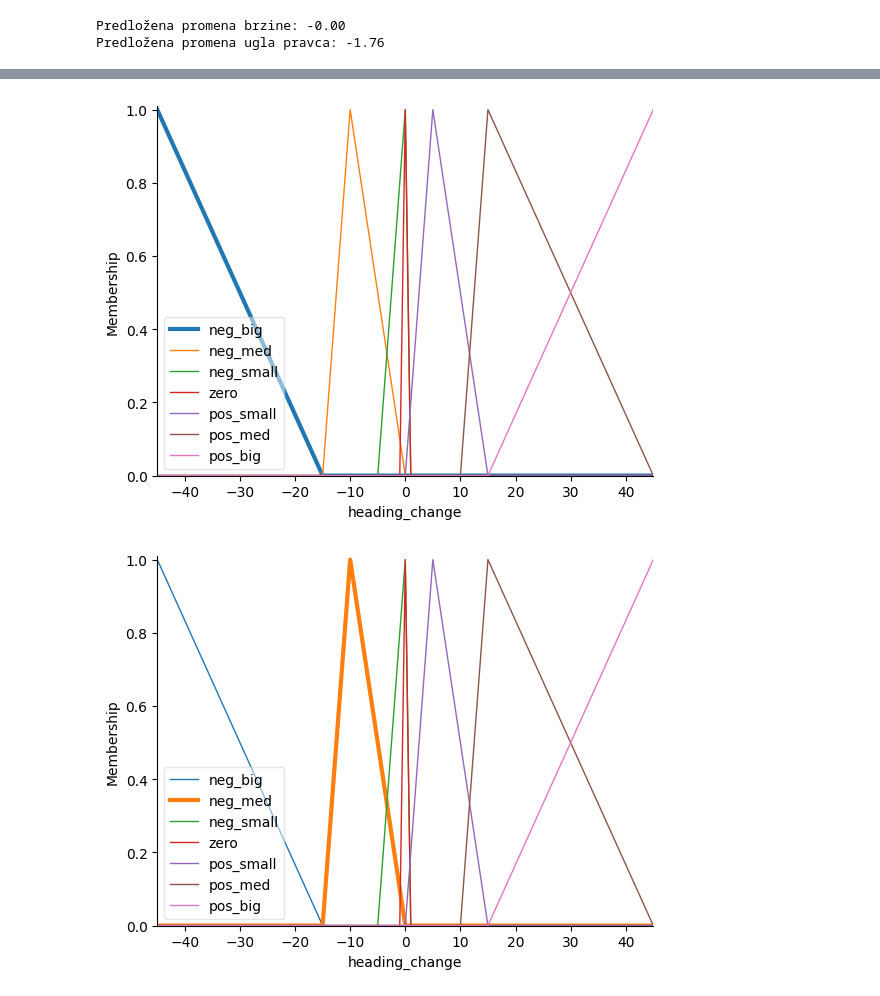
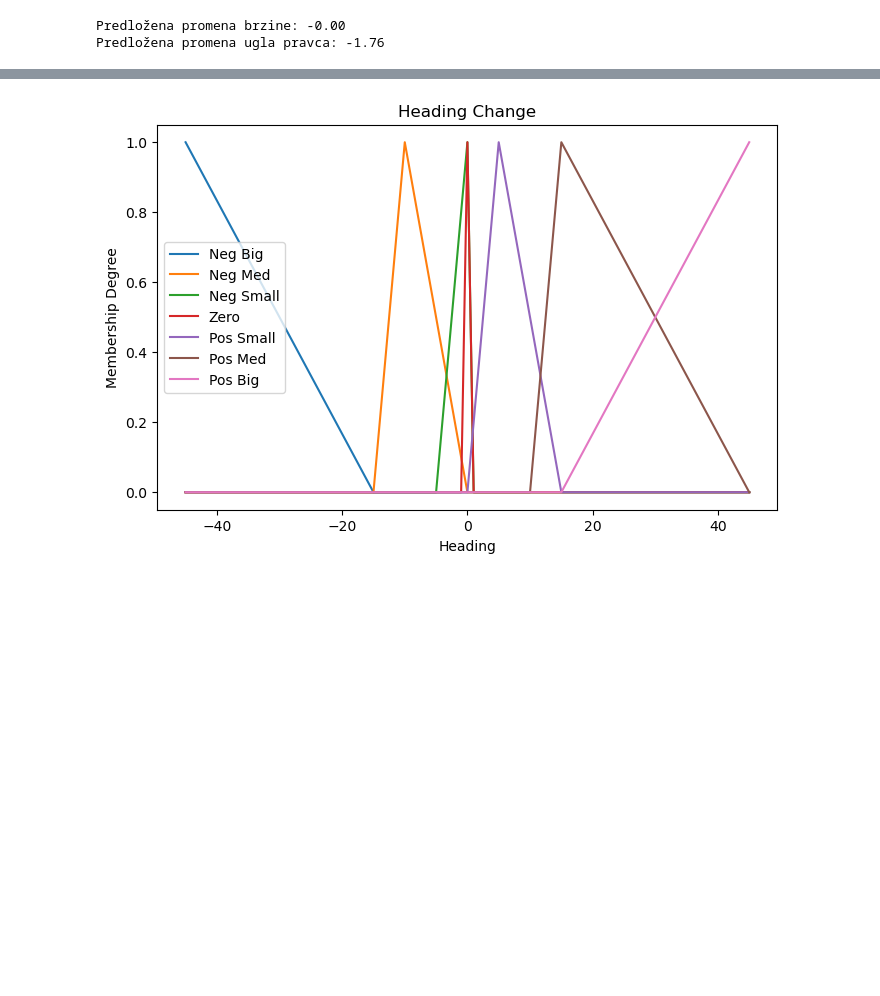
Before and after one commit to milicakuzet/FuzzyLogicUnmannedVehicles, a Jupyter notebook: KretanjeSaPreprekama.ipynb, the cells around one changed output, grey strips where cells are left out. Cells and saved outputs as stored; diff of their text form; code cells hidden in the pictures; blank space fills up the shorter version.

```diff
--- a/KretanjeSaPreprekama.ipynb
+++ b/KretanjeSaPreprekama.ipynb
@@ -145,16 +149,18 @@ plt.show()
 # %%
-# Heading Change
-heading_change['neg_big'].view(ax=axs[3])
-heading_change['neg_med'].view(ax=axs[3])
-heading_change['neg_small'].view(ax=axs[3])
-heading_change['zero'].view(ax=axs[3])
-heading_change['pos_small'].view(ax=axs[3])
-heading_change['pos_med'].view(ax=axs[3])
-heading_change['pos_big'].view(ax=axs[3])
-axs[3].set_title('Heading Change')
+plt.figure(figsize=(8, 5))
 
-plt.tight_layout()
+plt.plot(heading_change.universe, heading_change['neg_big'].mf, label='Neg Big')
+plt.plot(heading_change.universe, heading_change['neg_med'].mf, label='Neg Med')
+plt.plot(heading_change.universe, heading_change['neg_small'].mf, label='Neg Small')
+plt.plot(heading_change.universe, heading_change['zero'].mf, label='Zero')
+plt.plot(heading_change.universe, heading_change['pos_small'].mf, label='Pos Small')
+plt.plot(heading_change.universe, heading_change['pos_med'].mf, label='Pos Med')
+plt.plot(heading_change.universe, heading_change['pos_big'].mf, label='Pos Big')
+
+plt.title('Heading Change')
+plt.xlabel('Heading')
+plt.ylabel('Membership Degree')
+plt.legend()
 plt.show()
 # %% [output]
-[figure, old version]
+[figure, new version]
-[figure, removed]
```
Also changed, not shown: parts of 5 cells of this notebook.
